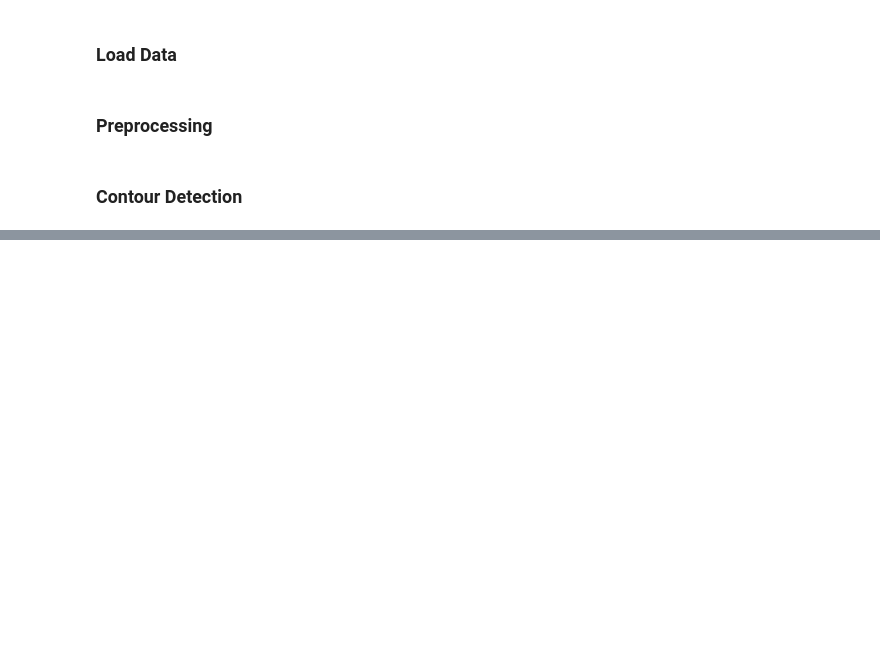
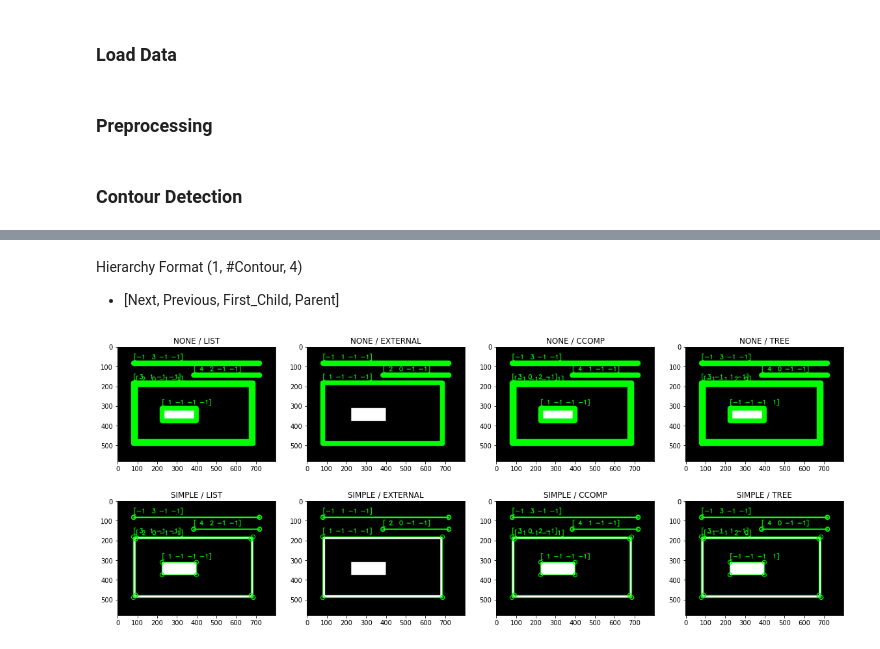
Before and after one commit to wayne0git/ml_cv_basics, a Jupyter notebook: contour_detection/contour_detection_opencv.ipynb, the cells around one changed output, grey strips where cells are left out. Drawn from its saved outputs; the diff is of its cells as text; code cells hidden in the pictures; blank space fills up the shorter version.

```diff
--- a/contour_detection/contour_detection_opencv.ipynb
+++ b/contour_detection/contour_detection_opencv.ipynb
@@ -12,6 +12,11 @@ import matplotlib.pyplot as plt
 BINARY_THRESH = 150
 BINARY_MAXVAL = 255
 BINARY_TYPE = cv2.THRESH_BINARY # Value > BINARY_THRESH => BINARY_MAXVAL
+# %%
+CONTOUR_MODES = [cv2.RETR_LIST, cv2.RETR_EXTERNAL, cv2.RETR_CCOMP, cv2.RETR_TREE]
+CONTOUR_MODES_STR = ['LIST', 'EXTERNAL', 'CCOMP', 'TREE']
+CONTOUR_METHODS = [cv2.CHAIN_APPROX_NONE, cv2.CHAIN_APPROX_SIMPLE]
+CONTOUR_METHODS_STR = ['NONE', 'SIMPLE']
 # %% [markdown]
 ### Load Data
 # %%
@@ -26,6 +31,3 @@ gray = cv2.cvtColor(im, cv2.COLOR_BGR2GRAY)
 _, thresh = cv2.threshold(gray, BINARY_THRESH, BINARY_MAXVAL, BINARY_TYPE)
 # %% [markdown]
 ### Contour Detection
-# %%
-for mode in [cv2.RETR]
-contours, hierarchy = cv2.findContours(thresh, mode=cv2.RETR_TREE, method=cv2.CHAIN_APPROX_NONE)
@@ -39,0 +44,31 @@ plt.imshow(im_show)
+# %% [markdown]
+Hierarchy Format (1, #Contour, 4)
+- [Next, Previous, First_Child, Parent]
+# %%
+fig = plt.figure(figsize=(20, 8))
+
+plt_cnt = 1
+for method, method_str in zip(CONTOUR_METHODS, CONTOUR_METHODS_STR):
+    for mode, mode_str in zip(CONTOUR_MODES, CONTOUR_MODES_STR):
+        # Contour Detection
+        contours, hierarchy = cv2.findContours(thresh, mode=mode, method=method)
+
+        # Draw detected contour (contourIdx=-1 to draw all contours)
+        im_show = im.copy()
+        cv2.drawContours(im_show, contours=contours, contourIdx=-1,
+                 color=(0, 255, 0), thickness=2, lineType=cv2.LINE_AA)
+
+        # Draw each point of detected contour
+        for ind, contour in enumerate(contours):
+            for ind2, contour_pt in enumerate(contour):
+                if ind2 == 0:
+                    cv2.putText(im_show, str(hierarchy[0][ind]), ((contour_pt[0][0], contour_pt[0][1] - 20)),
+                           cv2.FONT_HERSHEY_SIMPLEX, 1, (0, 255, 0), 2, cv2.LINE_AA)
+                cv2.circle(im_show, ((contour_pt[0][0], contour_pt[0][1])), 10, (0, 255, 0), 2, cv2.LINE_AA)
+
+        plt.subplot(2, 4, plt_cnt)
+        plt.imshow(im_show)
+        plt.title('%s / %s' % (method_str, mode_str))
+        plt_cnt += 1
+# %% [output]
+[figure, added]
```
Also changed, not shown: parts of 3 cells of this notebook.
